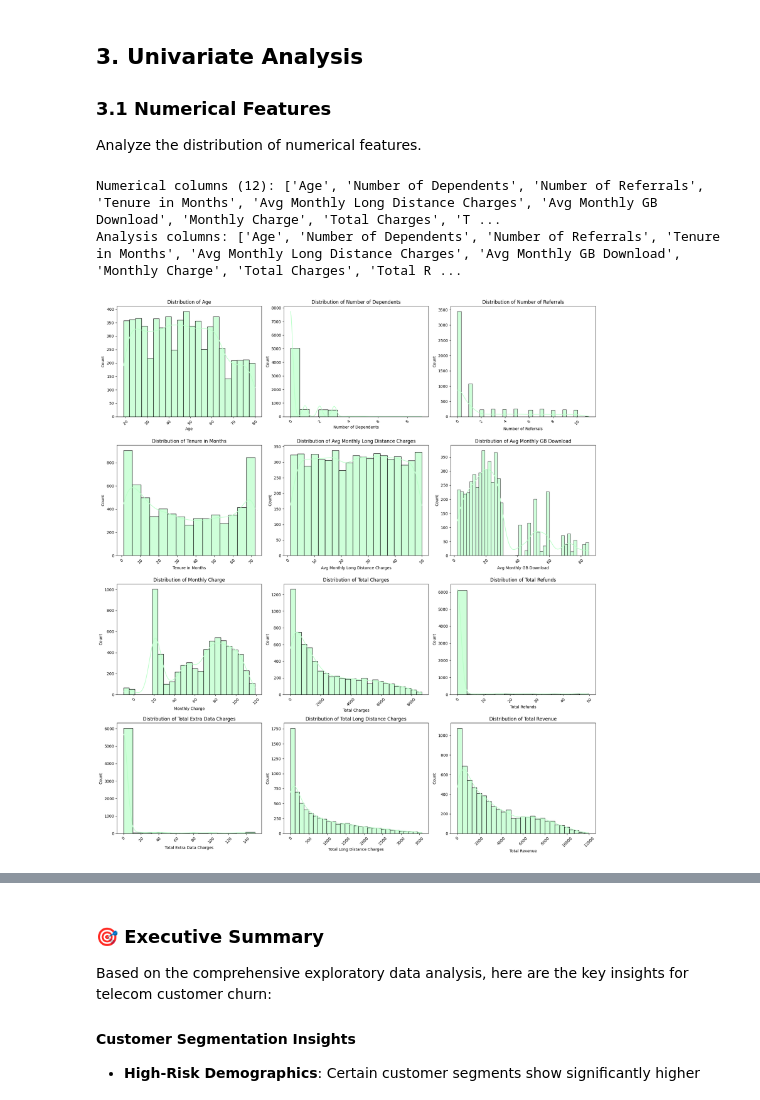
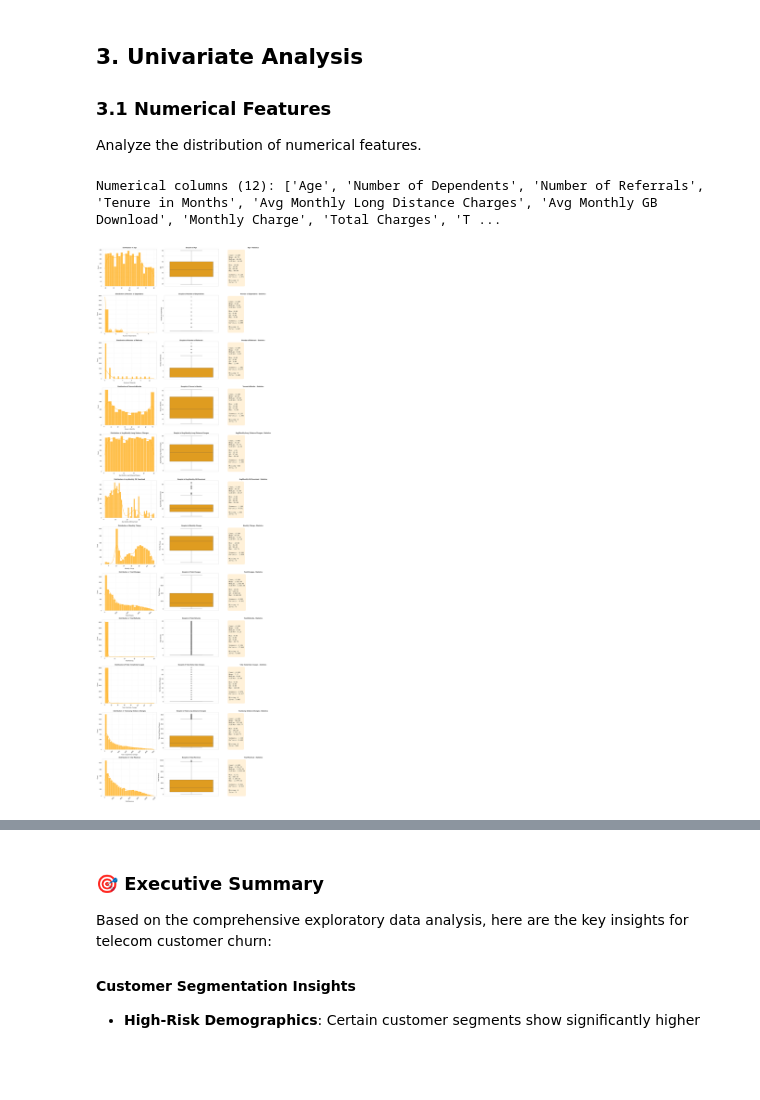
Before and after one commit to Nailfaaz/telecom-customer-churn, a Jupyter notebook: code/02_exploratory_data_analysis.ipynb, the cells around one changed output, grey strips where cells are left out. Cells and saved outputs as stored; diff of their text form; code cells hidden in the pictures; blank space fills up the shorter version.

```diff
--- a/code/02_exploratory_data_analysis.ipynb
+++ b/code/02_exploratory_data_analysis.ipynb
@@ -116,36 +133,73 @@ Analyze the distribution of numerical features.
 # Identify numerical columns
 numerical_cols = df.select_dtypes(include=[np.number]).columns.tolist()
 print(f"Numerical columns ({len(numerical_cols)}): {numerical_cols}")
-
-# Remove any ID columns if present
-numerical_cols = [col for col in numerical_cols if 'id' not in col.lower()]
-print(f"Analysis columns: {numerical_cols}")
 # %% [output]
 Numerical columns (12): ['Age', 'Number of Dependents', 'Number of Referrals', 'Tenure in Months', 'Avg Monthly Long Distance Charges', 'Avg Monthly GB Download', 'Monthly Charge', 'Total Charges', 'T ...
-Analysis columns: ['Age', 'Number of Dependents', 'Number of Referrals', 'Tenure in Months', 'Avg Monthly Long Distance Charges', 'Avg Monthly GB Download', 'Monthly Charge', 'Total Charges', 'Total R ...
 # %%
-# Distribution analysis for numerical features
+# Distribution analysis for numerical features with 3-column layout
 if numerical_cols:
-    n_cols = 3
-    n_rows = (len(numerical_cols) + n_cols - 1) // n_cols
+    # 3-column layout: Column 1=Distribution, Column 2=Boxplot, Column 3=Statistics
+    n_features = len(numerical_cols)
+    n_rows = n_features  # One row per feature
 
-    fig, axes = plt.subplots(n_rows, n_cols, figsize=(18, 5 * n_rows))
-    axes = axes.flatten() if n_rows > 1 else [axes] if n_rows == 1 else axes
+    fig, axes = plt.subplots(n_rows, 3, figsize=(20, 5 * n_rows))
+    if n_rows == 1:
+        axes = axes.reshape(1, -1)
+
+    # Use numerical color for all numerical features
+    numerical_color = '#ffa600'
 
     for i, col in enumerate(numerical_cols):
-        if i < len(axes):
-            # Histogram with KDE
-            sns.histplot(data=df, x=col, kde=True, alpha=0.7, ax=axes[i])
-            axes[i].set_title(f'Distribution of {col}')
-            axes[i].tick_params(axis='x', rotation=45)
+        row = i
 
-    # Hide empty subplots
-    for j in range(len(numerical_cols), len(axes)):
-        axes[j].set_visible(False)
+        # Column 1: Distribution plot (histogram with KDE)
+        sns.histplot(data=df, x=col, kde=True, alpha=0.7, color=numerical_color, ax=axes[row, 0])
+        axes[row, 0].set_title(f'Distribution of {col}', fontsize=12, fontweight='bold')
+        axes[row, 0].tick_params(axis='x', rotation=45)
+        axes[row, 0].grid(True, alpha=0.3)
+
+        # Column 2: Box plot
+        sns.boxplot(y=df[col], color=numerical_color, ax=axes[row, 1])
+        axes[row, 1].set_title(f'Boxplot of {col}', fontsize=12, fontweight='bold')
+        axes[row, 1].grid(True, alpha=0.3)
+
+        # Column 3: Statistical information
+        stats_data = df[col].describe()
+        skewness = df[col].skew()
+        kurtosis = df[col].kurtosis()
+
+        # Create text summary with larger font
+        info_text = f"""
+
+Count: {stats_data['count']:,.0f}
+Mean: {stats_data['mean']:,.2f}
+Median: {stats_data['50%']:,.2f}
+Std Dev: {stats_data['std']:,.2f}
+
+Min: {stats_data['min']:,.2f}
+Q1: {stats_data['25%']:,.2f}
+Q3: {stats_data['75%']:,.2f}
+Max: {stats_data['max']:,.2f}
+
+Skewness: {skewness:.3f}
+Kurtosis: {kurtosis:.3f}
+
+Missing: {df[col].isnull().sum():,}
+Zeros: {(df[col] == 0).sum():,}
+        """
+
+        axes[row, 2].text(0.05, 0.95, info_text, transform=axes[row, 2].transAxes,
+                          fontsize=12, verticalalignment='top', fontfamily='monospace',
+                          bbox=dict(boxstyle='round,pad=0.7', facecolor=numerical_color, alpha=0.15))
+        axes[row, 2].set_xlim(0, 1)
+        axes[row, 2].set_ylim(0, 1)
+        axes[row, 2].axis('off')
+        axes[row, 2].set_title(f'{col} - Statistics', fontsize=12, fontweight='bold')
 
     plt.tight_layout()
     plt.show()
+
 else:
     print("No numerical columns found for analysis.")
 # %% [output]
-[figure, old version]
+[figure, new version]
```
Also changed, not shown: parts of 28 cells of this notebook.
